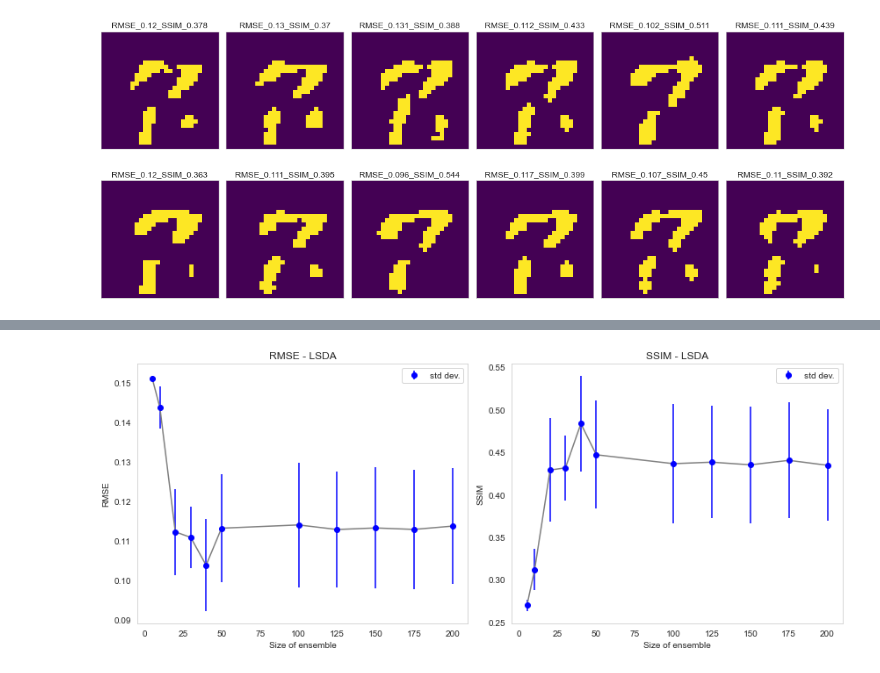
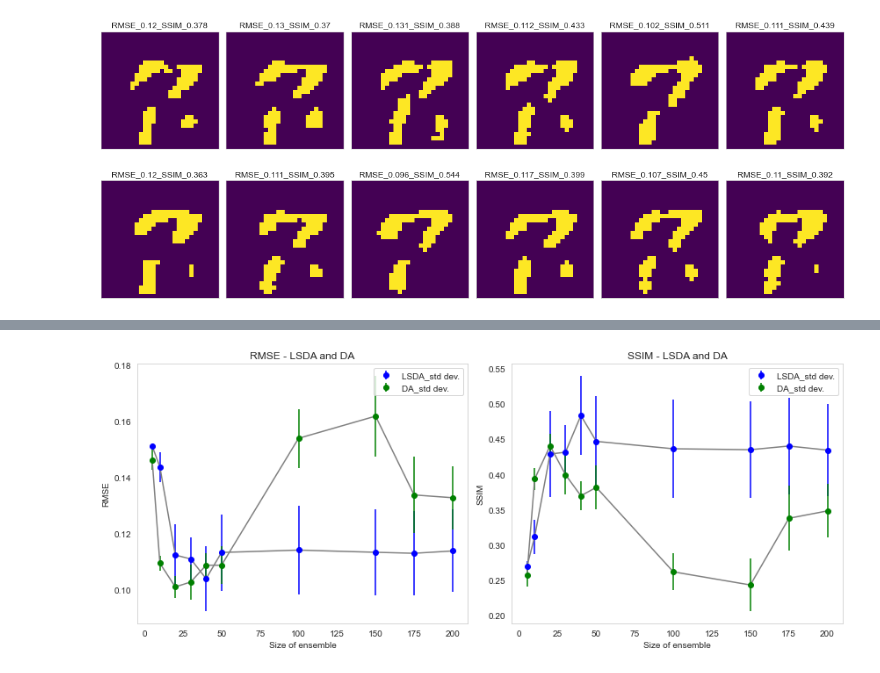
Before and after one commit to rsyamil/latent-space-data-assimilation-lsda, a Jupyter notebook: sens_analysis.ipynb, the cells around one changed output, grey strips where cells are left out. Drawn from its saved outputs; the diff is of its cells as text; code cells hidden in the pictures.

```diff
--- a/sens_analysis.ipynb
+++ b/sens_analysis.ipynb
@@ -89,0 +119,4 @@ for i in range(len(ens_sz)):
+# %%
+#with da
+for i in range(len(ens_sz)):
+    plotmvar(np.mean(posteriors_sim[i], axis=0), np.var(posteriors[i], axis=0), name="post")
@@ -101,6 +145,20 @@ for i in range(len(ens_sz)):
         ssim_[j] = ssim(ref, img, data_range=np.max(img) - np.min(img))
     RMSE[i] = rmse_
     SSIM[i] = ssim_
+# %%
+#calculate RMSE and SSIM scores for lsda
+RMSE_sim = [None] * len(ens_sz)
+SSIM_sim = [None] * len(ens_sz)
+
+for i in range(len(ens_sz)):
+    rmse_ = np.zeros(len(posteriors_sim[i]))
+    ssim_ = np.zeros(len(posteriors_sim[i]))
+    for j in range(len(posteriors_sim[i])):
+        img = posteriors_sim[i][j, :, :, 0]
+        rmse_[j] = mean_squared_error(ref2, img)
+        ssim_[j] = ssim(ref2, img, data_range=np.max(img) - np.min(img))
+    RMSE_sim[i] = rmse_
+    SSIM_sim[i] = ssim_
 # %%
 #compare distributions of SSIM/RMSE values from LSDA based on different ens. sizes
 bbRMSE = np.linspace(0.05, 0.175, 50)
@@ -128,35 +209,52 @@ f.tight_layout()
 RMSE_m = np.zeros(len(ens_sz))
 SSIM_m = np.zeros(len(ens_sz))
 
 RMSE_std = np.zeros(len(ens_sz))
 SSIM_std = np.zeros(len(ens_sz))
 
 for i in range(len(ens_sz)):
     RMSE_m[i] = np.mean(RMSE[i])
     SSIM_m[i] = np.mean(SSIM[i])
 
     RMSE_std[i] = np.std(RMSE[i])
     SSIM_std[i] = np.std(SSIM[i])
 
+RMSE_sim_m = np.zeros(len(ens_sz))
+SSIM_sim_m = np.zeros(len(ens_sz))
+
+RMSE_sim_std = np.zeros(len(ens_sz))
+SSIM_sim_std = np.zeros(len(ens_sz))
+
+for i in range(len(ens_sz)):
+    RMSE_sim_m[i] = np.mean(RMSE_sim[i])
+    SSIM_sim_m[i] = np.mean(SSIM_sim[i])
+
+    RMSE_sim_std[i] = np.std(RMSE_sim[i])
+    SSIM_sim_std[i] = np.std(SSIM_sim[i])
+
 f = plt.figure(figsize=(12, 5))
 plt.subplot(1, 2, 1)
-plt.errorbar(ens_sz, RMSE_m, yerr=RMSE_std, fmt='o', ecolor='blue', c='b', label="std dev.")
+plt.errorbar(ens_sz, RMSE_m, yerr=RMSE_std, fmt='o', ecolor='blue', c='b', label="LSDA_std dev.")
 plt.plot(ens_sz, RMSE_m, c="gray")
+plt.errorbar(ens_sz, RMSE_sim_m, yerr=RMSE_sim_std, fmt='o', ecolor='green', c='g', label="DA_std dev.")
+plt.plot(ens_sz, RMSE_sim_m, c="gray")
 plt.grid(False)
-plt.title('RMSE - LSDA')
+plt.title('RMSE - LSDA and DA')
 plt.xlabel('Size of ensemble')
 plt.ylabel('RMSE')
 plt.legend()
 
 plt.subplot(1, 2, 2)
-plt.errorbar(ens_sz, SSIM_m, yerr=SSIM_std, fmt='o', ecolor='blue', c='b', label="std dev.")
+plt.errorbar(ens_sz, SSIM_m, yerr=SSIM_std, fmt='o', ecolor='blue', c='b', label="LSDA_std dev.")
 plt.plot(ens_sz, SSIM_m, c="gray")
+plt.errorbar(ens_sz, SSIM_sim_m, yerr=SSIM_sim_std, fmt='o', ecolor='green', c='g', label="DA_std dev.")
+plt.plot(ens_sz, SSIM_sim_m, c="gray")
 plt.grid(False)
-plt.title('SSIM - LSDA')
+plt.title('SSIM - LSDA and DA')
 plt.xlabel('Size of ensemble')
 plt.ylabel('SSIM')
 plt.legend()
 
 f.tight_layout()
 # %% [output]
-[figure, old version]
+[figure, new version]
```
Also changed, not shown: parts of 7 cells of this notebook, 17 other files.
